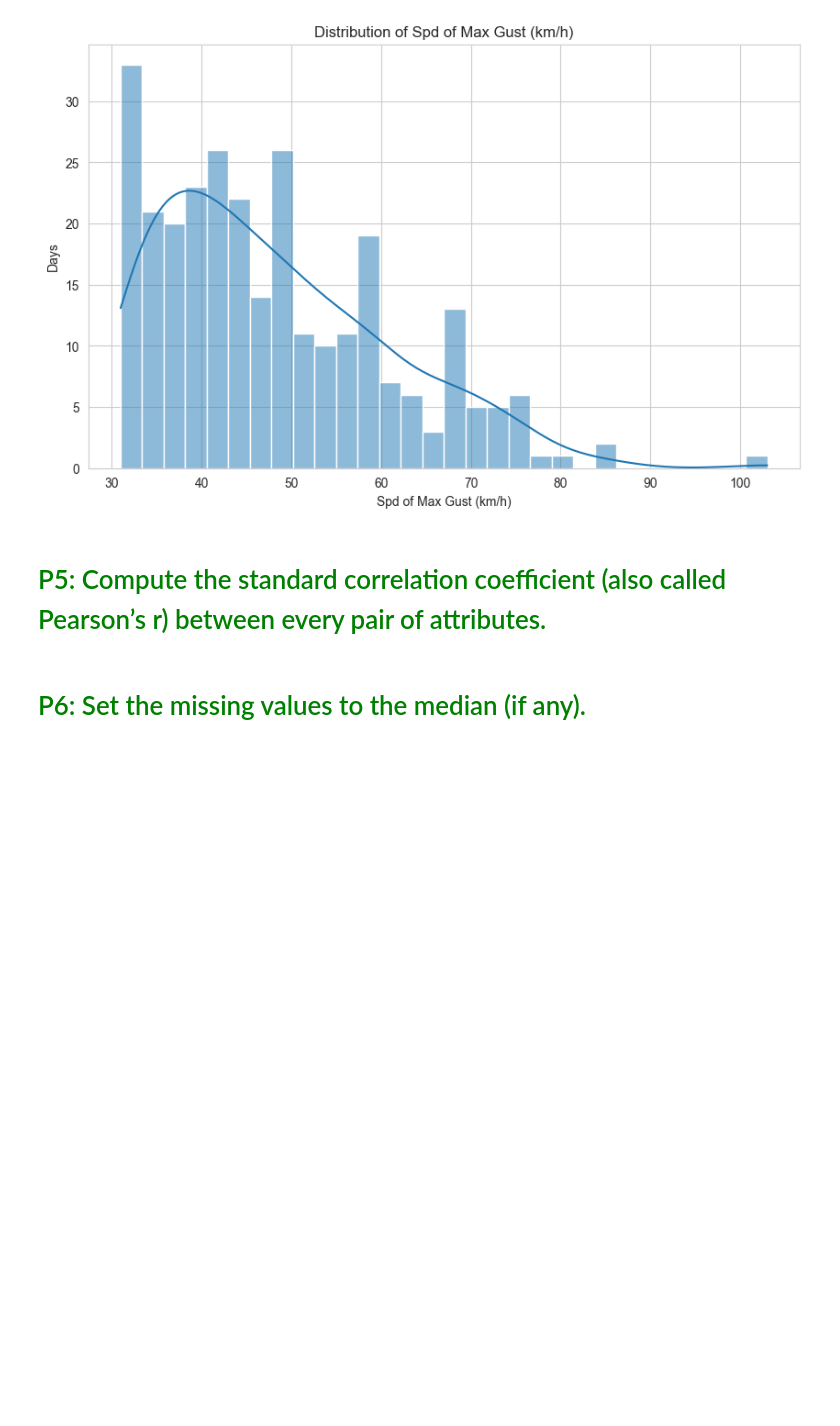
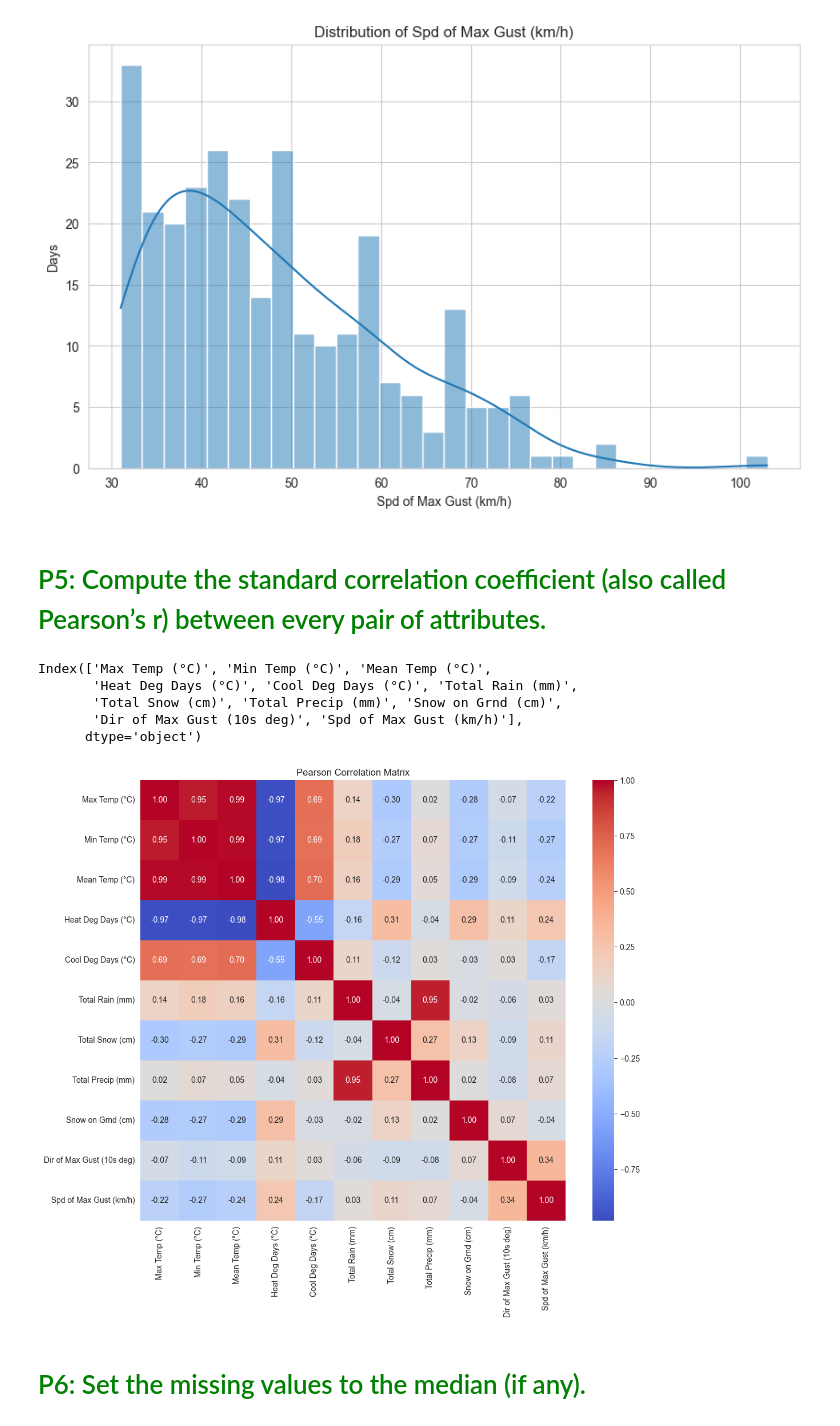
Before and after one commit to kirmanioussema12/Toronto_Weather_Prediction, a Jupyter notebook: Assignment-4.ipynb, the cells around one changed output. Cells and saved outputs as stored; diff of their text form; code cells hidden in the pictures; blank space fills up the shorter version.

Commit message:
add the correlation matrix

```diff
--- a/Assignment-4.ipynb
+++ b/Assignment-4.ipynb
@@ -131,3 +129,24 @@ for col in nums_cols:
+# %%
+print(nums_cols)
+# %% [output]
+Index(['Max Temp (°C)', 'Min Temp (°C)', 'Mean Temp (°C)',
+       'Heat Deg Days (°C)', 'Cool Deg Days (°C)', 'Total Rain (mm)',
+       'Total Snow (cm)', 'Total Precip (mm)', 'Snow on Grnd (cm)',
+       'Dir of Max Gust (10s deg)', 'Spd of Max Gust (km/h)'],
+      dtype='object')
+# %%
+#we transform it into a new DataFrame that contains only the numerical columns we want to analyze for correlation.
+#We then use the corr() method to compute the Pearson correlation matrix for these columns.
+df_nums = df[nums_cols]
+# Compute correlation on the DataFrame slice
+corr_matrix = df_nums.corr(method='pearson')
+# Plot heatmap
+plt.figure(figsize=(12,10))
+sns.heatmap(corr_matrix, annot=True, fmt=".2f", cmap="coolwarm", cbar=True)
+plt.title("Pearson Correlation Matrix")
+plt.show()
+# %% [output]
+[figure, added]
 # %% [markdown]
 # <span style="color:Green">P6: Set the missing values to the median (if any).</span>
 # %%
```
Also changed, not shown: parts of 1 cell of this notebook.
